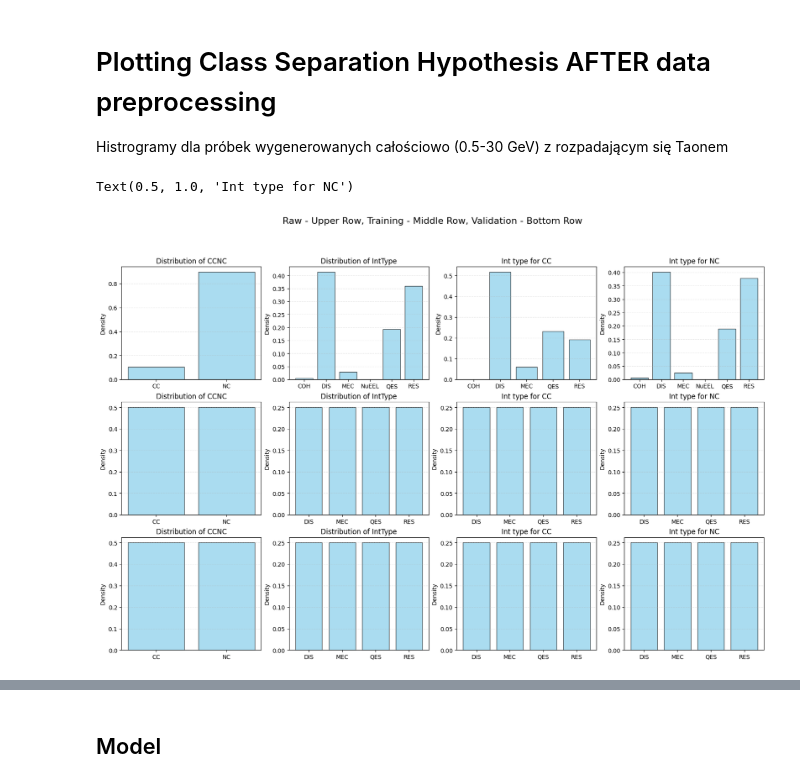
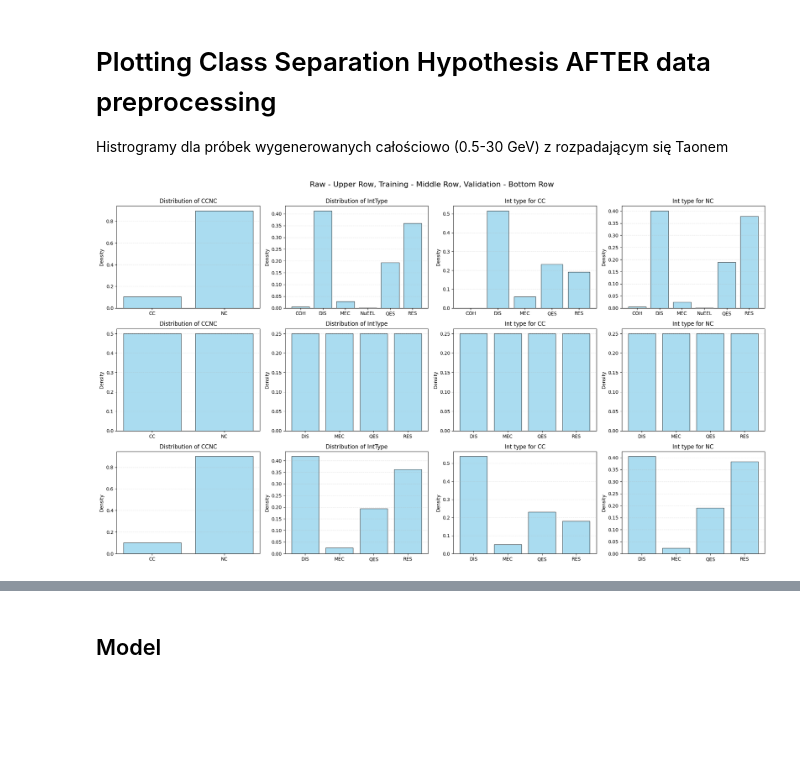
Before and after one commit to PasiekaFUW/Masters_Thesis, a Jupyter notebook: Lab/analysis/NN.ipynb, the cells around one changed output, grey strips where cells are left out. Saved outputs shown, nothing was run; the diff lists cells and outputs as text; code cells hidden in the pictures; blank space fills up the shorter version.

Commit message:
balanced validation

```diff
--- a/Lab/analysis/NN.ipynb
+++ b/Lab/analysis/NN.ipynb
@@ -185,7 +187,10 @@ df_all = pd.read_csv(output_path_all)
 batch_size=32
 
 #the dfs need to be shuffled, later i will need to shuffle when combining samples
-df_balanced_train, df_balanced_val = ml.get_train_val_subsets(df_all, cc_per_type=30, nc_per_type=30, val_size=0.2, shuffle=True)
+# df_balanced_train, df_balanced_val = ml.get_train_val_subsets(df_all, cc_per_type=30, nc_per_type=30, val_size=0.2, shuffle=True)
+
+df_balanced_train, df_unbalanced_val = ml.get_physics_informed_split(df_all, total_train_size=2000, total_val_size=400)
+
 train_data = ml.preProcess_data(df_balanced_train, batch_size=batch_size)
-val_data = ml.preProcess_data(df_balanced_val, batch_size=batch_size)
+val_data = ml.preProcess_data(df_unbalanced_val, batch_size=batch_size)
 # %% [output]
@@ -202,37 +217,40 @@ Histrogramy dla próbek wygenerowanych całościowo (0.5-30 GeV) z rozpadającym
 # %%
 df_all = df_balanced_train
 df_all_CC = df_all[df_all['CCNC'] == 'CC']
 df_all_NC = df_all[df_all['CCNC'] == 'NC']
 
 dfs_processed = [df_all, df_all_CC, df_all_NC]
 
 fig, axes = plt.subplots(3, 4, figsize=(20, 12))
 
 plt.suptitle("Raw - Upper Row, Training - Middle Row, Validation - Bottom Row", fontsize=16)
 
 pf.plot_physics_results(df_legacy, column='CCNC', ccnc_filter=None, int_filter=None, ax=axes[0,0], density=True)
 pf.plot_physics_results(df_legacy, column='IntType', ccnc_filter=None, int_filter=None, ax=axes[0,1], density=True)
 pf.plot_physics_results(df_legacy, column='IntType', ccnc_filter='CC', int_filter=None, ax=axes[0,2], density=True)
 axes[0,2].set_title("Int type for CC")
 pf.plot_physics_results(df_legacy, column='IntType', ccnc_filter='NC', int_filter=None, ax=axes[0,3], density=True)
 axes[0,3].set_title("Int type for NC")
 
 pf.plot_physics_results(df_balanced_train, column='CCNC', ccnc_filter=None, int_filter=None, ax=axes[1,0], density=True)
 pf.plot_physics_results(df_balanced_train, column='IntType', ccnc_filter=None, int_filter=None, ax=axes[1,1], density=True)
 pf.plot_physics_results(df_balanced_train, column='IntType', ccnc_filter='CC', int_filter=None, ax=axes[1,2], density=True)
 axes[1,2].set_title("Int type for CC")
 pf.plot_physics_results(df_balanced_train, column='IntType', ccnc_filter='NC', int_filter=None, ax=axes[1,3], density=True)
 axes[1,3].set_title("Int type for NC")
 
-pf.plot_physics_results(df_balanced_val, column='CCNC', ccnc_filter=None, int_filter=None, ax=axes[2,0], density=True)
-pf.plot_physics_results(df_balanced_val, column='IntType', ccnc_filter=None, int_filter=None, ax=axes[2,1], density=True)
-pf.plot_physics_results(df_balanced_val, column='IntType', ccnc_filter='CC', int_filter=None, ax=axes[2,2], density=True)
+pf.plot_physics_results(df_unbalanced_val, column='CCNC', ccnc_filter=None, int_filter=None, ax=axes[2,0], density=True)
+pf.plot_physics_results(df_unbalanced_val, column='IntType', ccnc_filter=None, int_filter=None, ax=axes[2,1], density=True)
+pf.plot_physics_results(df_unbalanced_val, column='IntType', ccnc_filter='CC', int_filter=None, ax=axes[2,2], density=True)
 axes[2,2].set_title("Int type for CC")
-pf.plot_physics_results(df_balanced_val, column='IntType', ccnc_filter='NC', int_filter=None, ax=axes[2,3], density=True)
+pf.plot_physics_results(df_unbalanced_val, column='IntType', ccnc_filter='NC', int_filter=None, ax=axes[2,3], density=True)
 axes[2,3].set_title("Int type for NC")
+
+plt.tight_layout(rect=[0, 0.03, 1, 0.98])
+# rect=[left, bottom, right, top] in normalized 0-1 coordinates
+plt.show()
 # %% [output]
-Text(0.5, 1.0, 'Int type for NC')
-[figure, old version]
+[figure, new version]
 # %%
 import analysis.scripts.plotting_functions as pf
 importlib.reload(pf)
```
Also changed, not shown: parts of 11 cells of this notebook, 2 other files.
